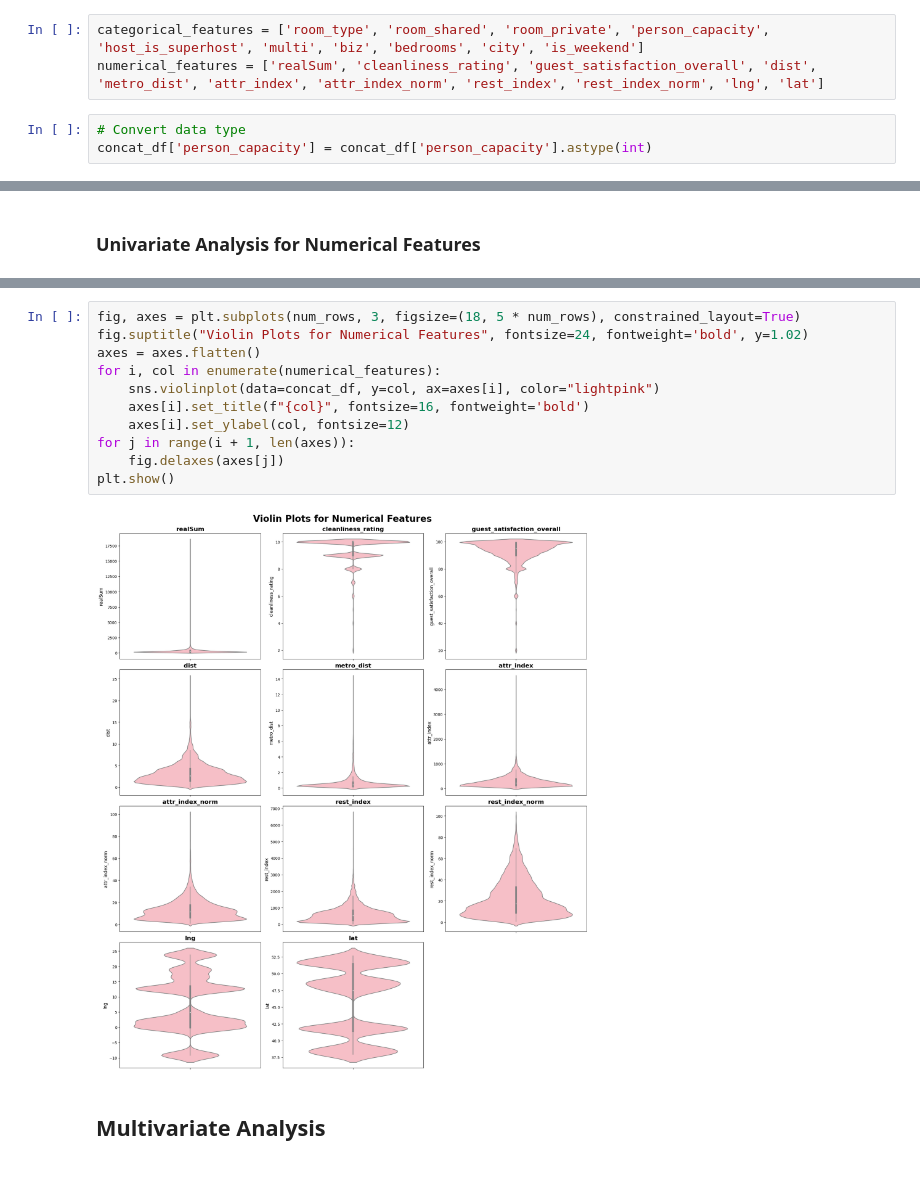
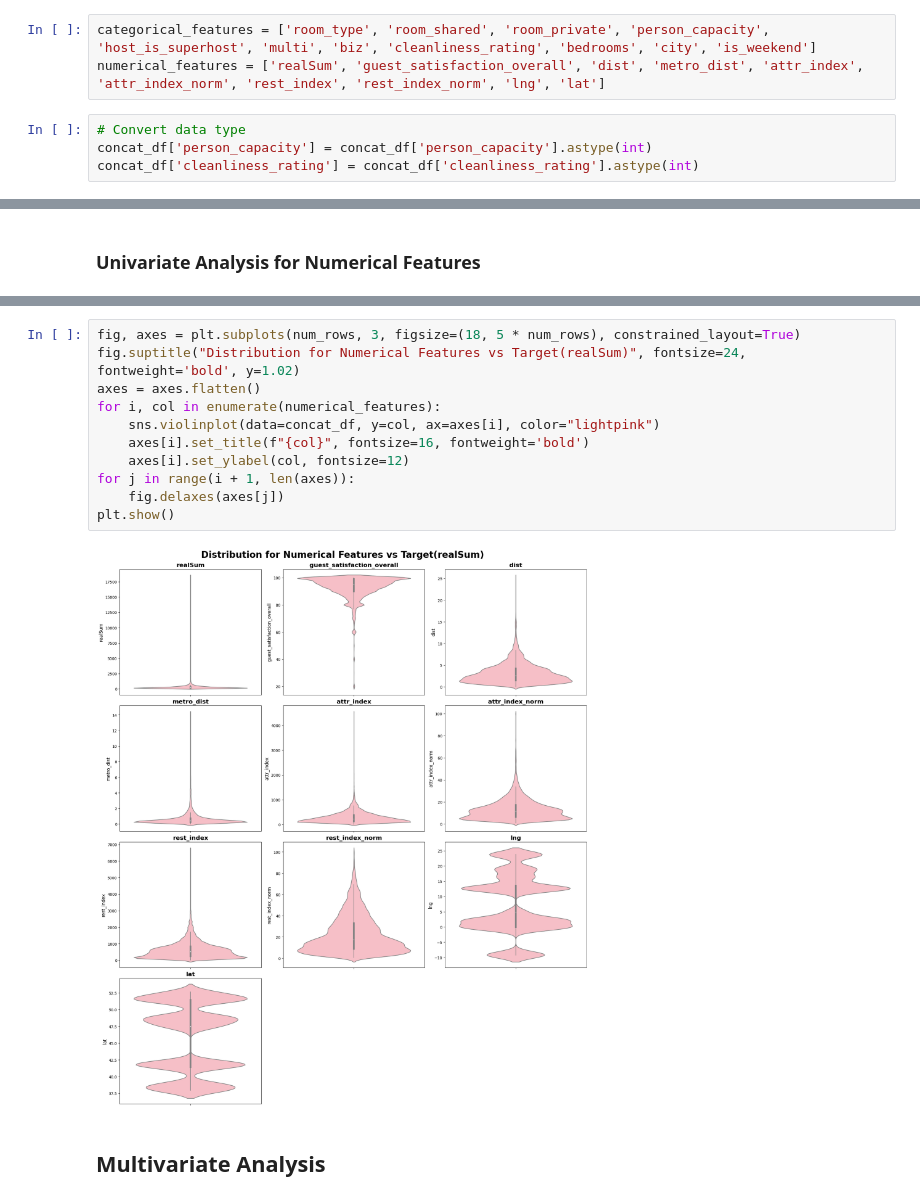
Before and after one commit to FiZufa/Final-Project-Rakamin, a Jupyter notebook: Notebooks/1_EDA.ipynb, the cells around one changed output, grey strips where cells are left out. Cells and saved outputs as stored; diff of their text form.

```diff
--- a/Notebooks/1_EDA.ipynb
+++ b/Notebooks/1_EDA.ipynb
@@ -62,11 +62,12 @@ memory usage: 7.6+ MB
 # %% [markdown]
 ### Group features into **categorical** and **numerical**
 # %%
-categorical_features = ['room_type', 'room_shared', 'room_private', 'person_capacity', 'host_is_superhost', 'multi', 'biz', 'bedrooms', 'city', 'is_weekend']
-numerical_features = ['realSum', 'cleanliness_rating', 'guest_satisfaction_overall', 'dist', 'metro_dist', 'attr_index', 'attr_index_norm', 'rest_index', 'rest_index_norm', 'lng', 'lat']
+categorical_features = ['room_type', 'room_shared', 'room_private', 'person_capacity', 'host_is_superhost', 'multi', 'biz', 'cleanliness_rating', 'bedrooms', 'city', 'is_weekend']
+numerical_features = ['realSum', 'guest_satisfaction_overall', 'dist', 'metro_dist', 'attr_index', 'attr_index_norm', 'rest_index', 'rest_index_norm', 'lng', 'lat']
 # %%
 # Convert data type
 concat_df['person_capacity'] = concat_df['person_capacity'].astype(int)
+concat_df['cleanliness_rating'] = concat_df['cleanliness_rating'].astype(int)
 # %% [markdown]
 ### Univariate Analysis for **Categorical Features**
 # %%
@@ -164,16 +183,16 @@ plt.show()
 # %%
 fig, axes = plt.subplots(num_rows, 3, figsize=(18, 5 * num_rows), constrained_layout=True)
-fig.suptitle("Violin Plots for Numerical Features", fontsize=24, fontweight='bold', y=1.02)
+fig.suptitle("Distribution for Numerical Features vs Target(realSum)", fontsize=24, fontweight='bold', y=1.02)
 axes = axes.flatten()
 for i, col in enumerate(numerical_features):
     sns.violinplot(data=concat_df, y=col, ax=axes[i], color="lightpink")
     axes[i].set_title(f"{col}", fontsize=16, fontweight='bold')
     axes[i].set_ylabel(col, fontsize=12)
 for j in range(i + 1, len(axes)):
     fig.delaxes(axes[j])
 plt.show()
 # %% [output]
-[figure, old version]
+[figure, new version]
 # %% [markdown]
 ## Multivariate Analysis
 # %%
```
Also changed, not shown: parts of 12 cells of this notebook.
